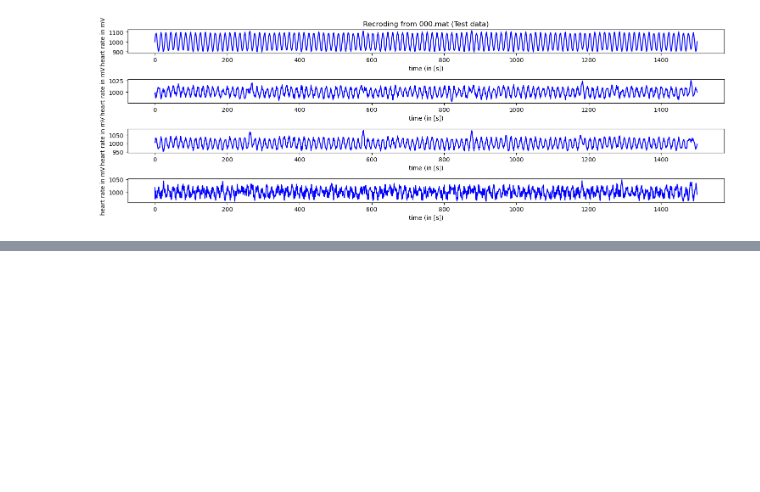
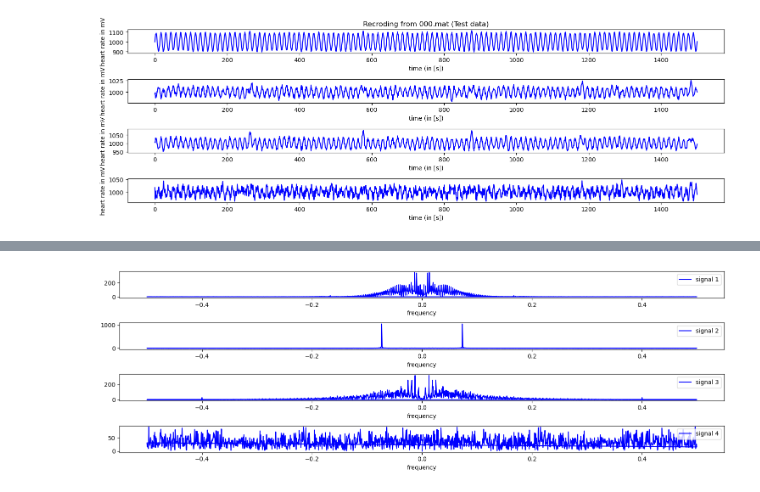
Before and after one commit to Hydropic/Unsupervised-Team-8, a Jupyter notebook: problem-2/jette.ipynb, the cells around one changed output, grey strips where cells are left out. Cells and saved outputs as stored; diff of their text form; code cells hidden in the pictures; blank space fills up the shorter version.

```diff
--- a/problem-2/jette.ipynb
+++ b/problem-2/jette.ipynb
@@ -37,0 +108,22 @@ plt.show()
+# %%
+%matplotlib inline
+
+decomposed_data = FastICA(n_components=4).fit_transform(data00.T).T
+
+fft_out = np.fft.fft(decomposed_data, axis=1)
+fft_freq = np.fft.fftfreq(decomposed_data.shape[1])
+
+
+
+fig, ax = plt.subplots(4,1, figsize=(15,5))
+
+for i in range(0,4):
+    ax[i].plot(fft_freq, np.abs(fft_out[i, :]), color='blue', label=f'signal {i+1}')
+    ax[i].set_xlabel('frequency')
+    ax[i].set_ylabel('')
+    ax[i].legend()
+
+plt.tight_layout()
+plt.show()
+# %% [output]
+[figure, added]
```
Also changed, not shown: parts of 15 cells of this notebook.
